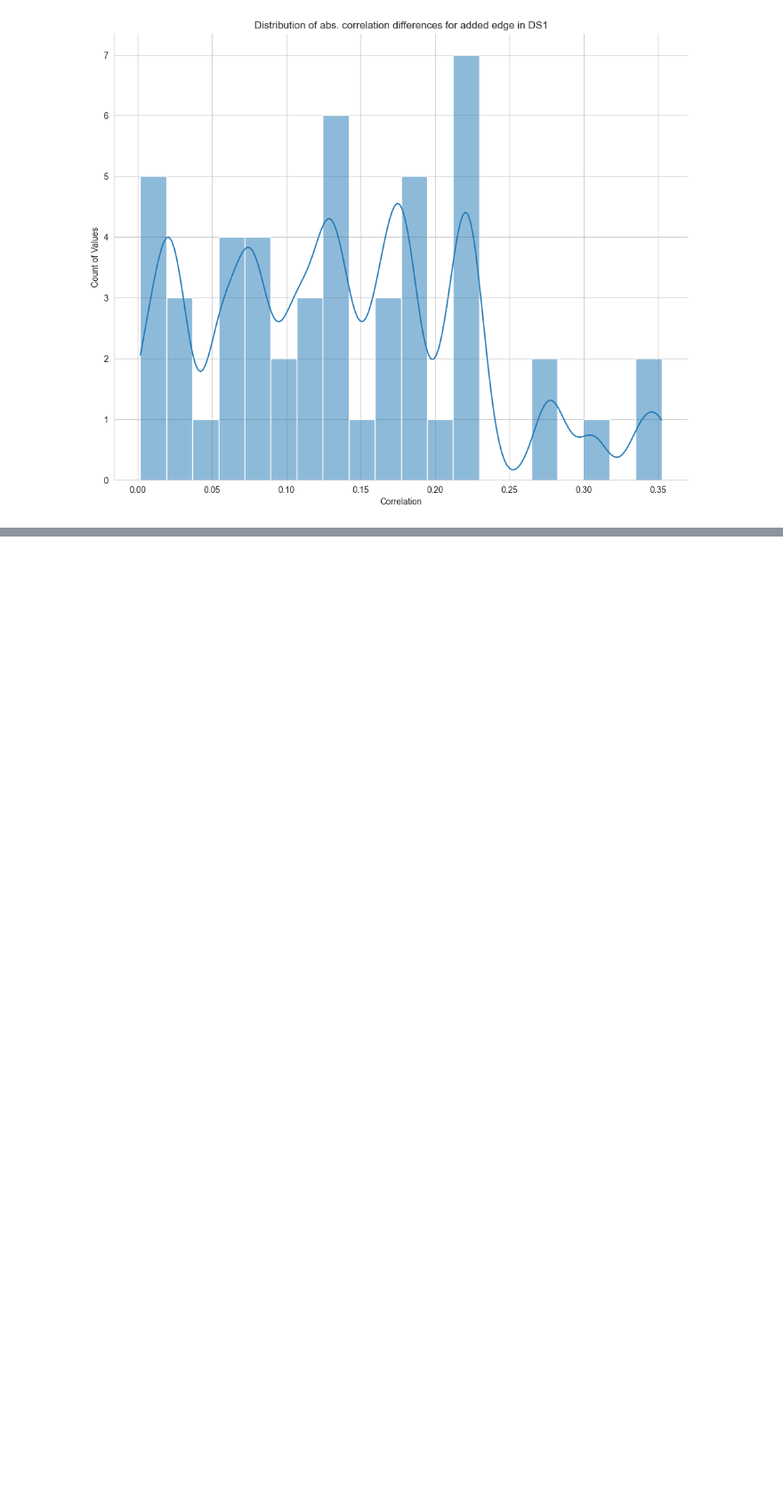
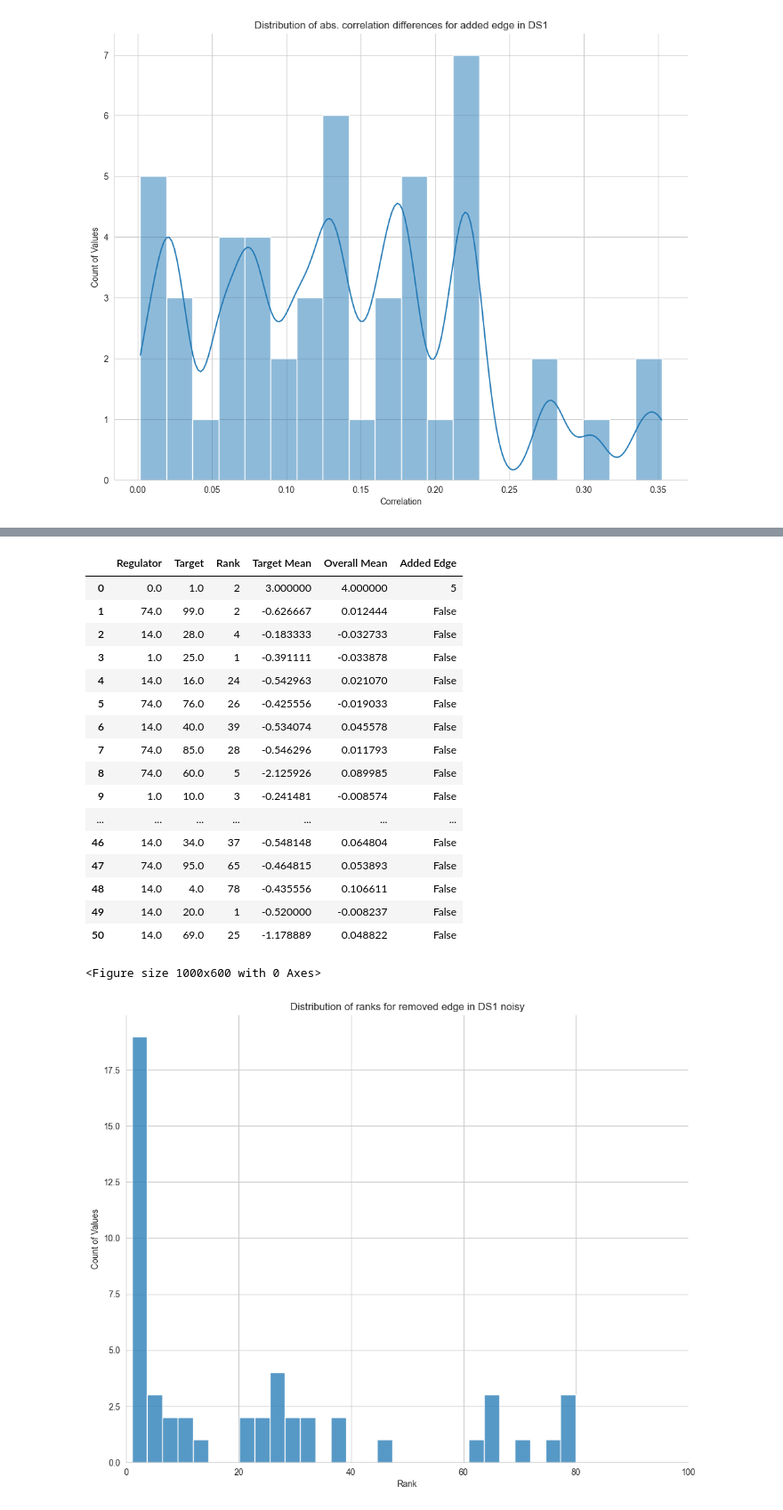
Before and after one commit to ankitbha/dfdl_imputation, a Jupyter notebook: pearson_tests.ipynb, the cells around one changed output, grey strips where cells are left out. Shown at 89% size. Drawn from its saved outputs; the diff is of its cells as text; code cells hidden in the pictures; blank space fills up the shorter version.

Commit message:
added option for noisy data, run test for DS1

```diff
--- a/pearson_tests.ipynb
+++ b/pearson_tests.ipynb
@@ -505 +521,39 @@ def new_expected_value_experiment(dataset_id, last_iteration=0, fixed_edge=False
+# %%
+for id in range(1, 4):
+    if id == 1:
+        lim = 100
+    elif id == 2:
+        lim = 400
+    elif id == 3:
+        lim = 1200
+    df = pd.read_csv(f'./experiments/mean_diffs/DS{id}/DS{id}_chosen_pairs.csv', names=['Regulator', 'Target', 'Rank', 'Target Mean', 'Overall Mean', 'Added Edge'])
+    display(df)
+    sns.set_style("whitegrid")
+    plt.figure(figsize=(10, 6))
+    bins = len(df['Rank'].unique())
+
+    plot = sns.displot(df['Rank'], kde=False, bins=bins, kde_kws={'bw_adjust': 0.25}, height=8, aspect=1.25)
+    plot.set(xlim=(0, lim))
+    plot.set_axis_labels('Rank', 'Count of Values')
+    plt.title(f'Distribution of ranks for removed edge in DS{id} noisy')
+# %% [output]
+|  | Regulator | Target | Rank | Target Mean | Overall Mean | Added Edge |
+| 0 | 0.0 | 1.0 | 2 | 3.000000 | 4.000000 | 5 |
+| 1 | 74.0 | 99.0 | 2 | -0.626667 | 0.012444 | False |
+| 2 | 14.0 | 28.0 | 4 | -0.183333 | -0.032733 | False |
+| 3 | 1.0 | 25.0 | 1 | -0.391111 | -0.033878 | False |
+| 4 | 14.0 | 16.0 | 24 | -0.542963 | 0.021070 | False |
+| 5 | 74.0 | 76.0 | 26 | -0.425556 | -0.019033 | False |
+| 6 | 14.0 | 40.0 | 39 | -0.534074 | 0.045578 | False |
+| 7 | 74.0 | 85.0 | 28 | -0.546296 | 0.011793 | False |
+| 8 | 74.0 | 60.0 | 5 | -2.125926 | 0.089985 | False |
+| 9 | 1.0 | 10.0 | 3 | -0.241481 | -0.008574 | False |
+| ... | ... | ... | ... | ... | ... | ... |
+| 46 | 14.0 | 34.0 | 37 | -0.548148 | 0.064804 | False |
+| 47 | 74.0 | 95.0 | 65 | -0.464815 | 0.053893 | False |
+| 48 | 14.0 | 4.0 | 78 | -0.435556 | 0.106611 | False |
+| 49 | 14.0 | 20.0 | 1 | -0.520000 | -0.008237 | False |
+| 50 | 14.0 | 69.0 | 25 | -1.178889 | 0.048822 | False |
+<Figure size 1000x600 with 0 Axes>
+[figure, added]
 # %%
```
Also changed, not shown: parts of 5 cells of this notebook, 1 other file.
